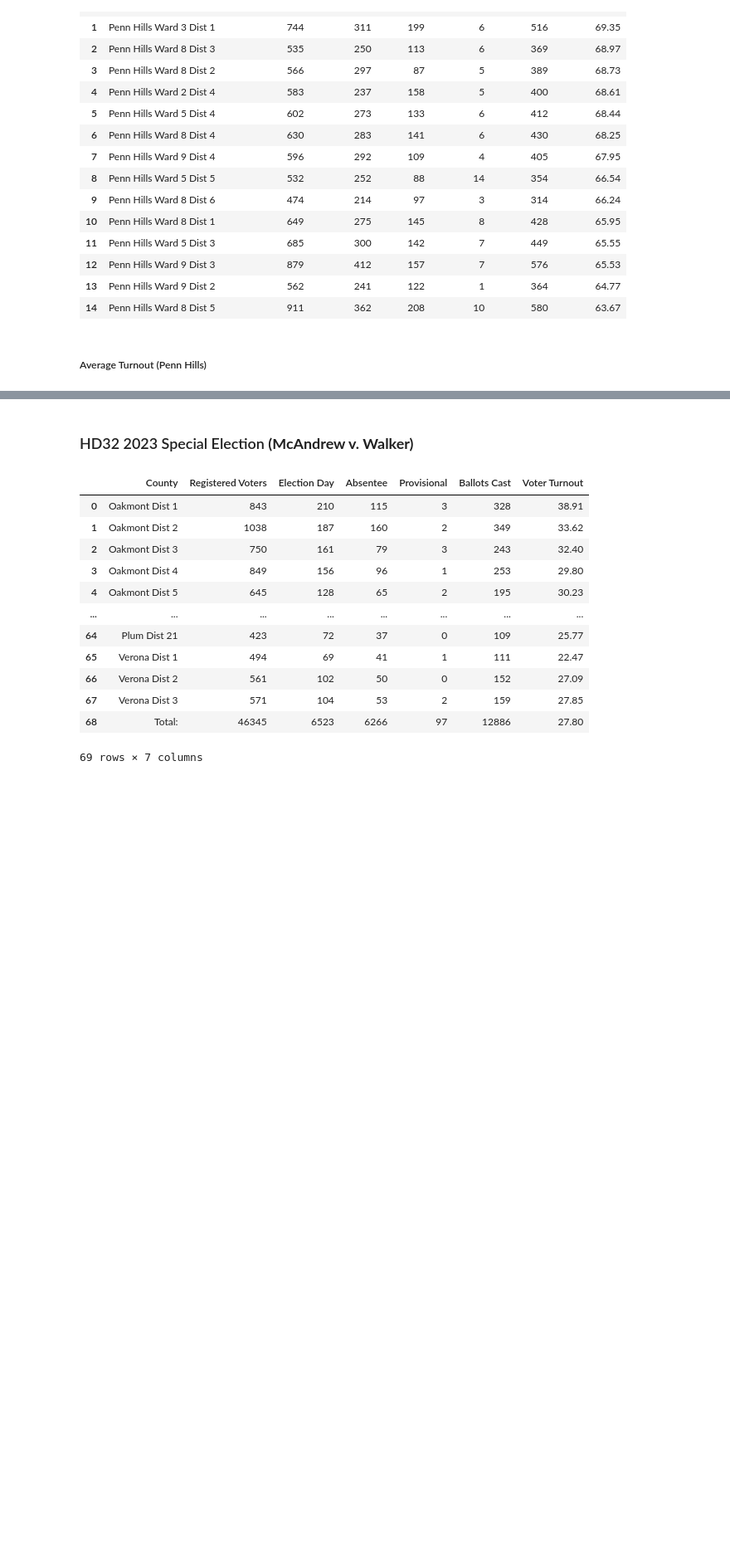
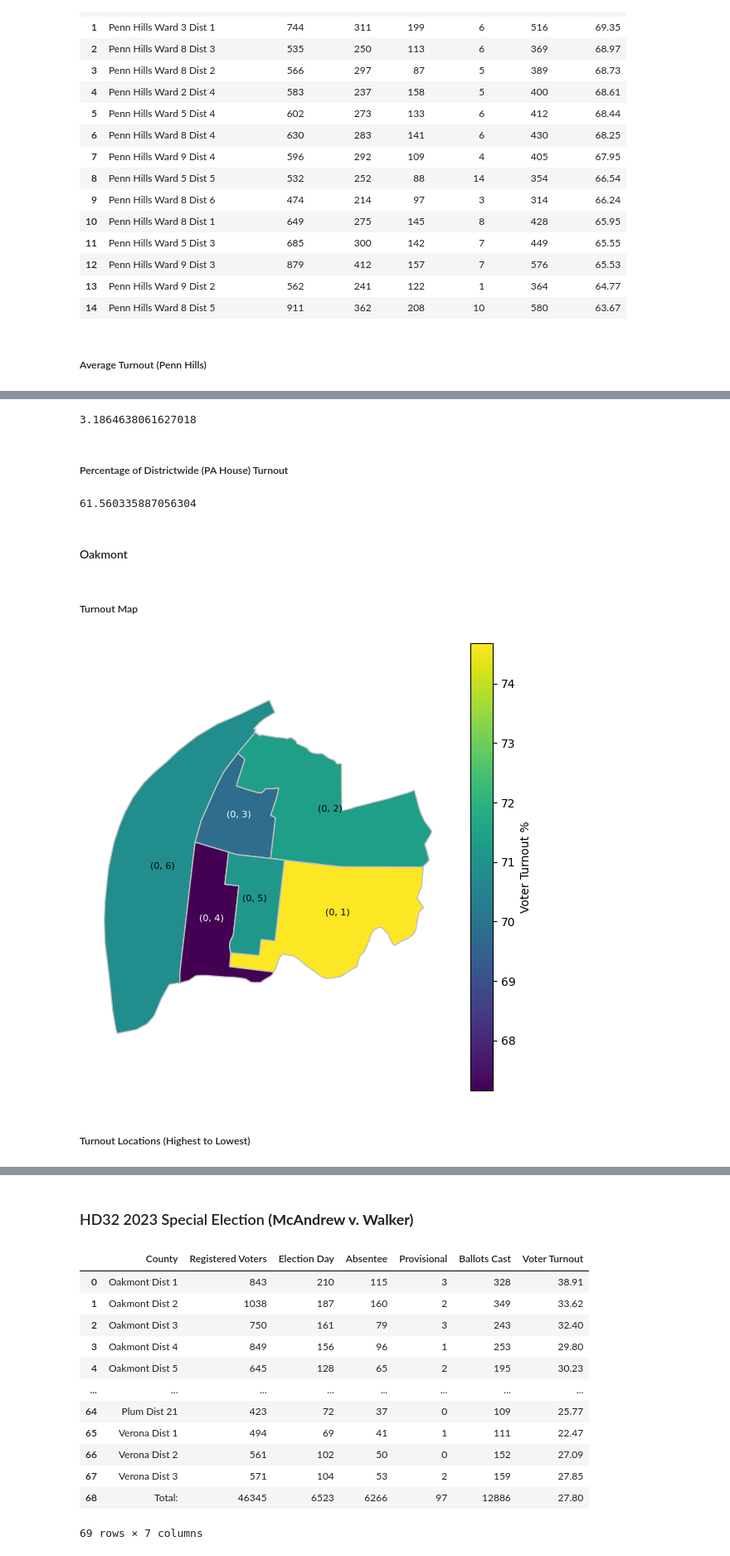
Before and after one commit to jonprice99/Regional-Election-Analysis, a Jupyter notebook: election_data.ipynb, the cells around one changed output, grey strips where cells are left out. Shown at 83% size. Saved outputs shown, nothing was run; the diff lists cells and outputs as text; code cells hidden in the pictures; blank space fills up the shorter version.

```diff
--- a/election_data.ipynb
+++ b/election_data.ipynb
@@ -167,3 +140,19 @@ ph_general22_turnout
+# %%
+# get Penn Hills wards/precincts
+ph_general22_turnout = allegheny_general22_turnout[allegheny_general22_turnout['County'].str.contains("Penn Hills")]
+ph_general22_turnout = ph_general22_turnout.reset_index(drop=True)
+
+# get the Verona wards/precincts
+verona_general22_turnout = allegheny_general22_turnout[allegheny_general22_turnout['County'].str.contains("Verona")]
+verona_general22_turnout = verona_general22_turnout.reset_index(drop=True)
+
+# get the Oakmont wards/precincts
+oakmont_general22_turnout = allegheny_general22_turnout[allegheny_general22_turnout['County'].str.contains("Oakmont")]
+oakmont_general22_turnout = oakmont_general22_turnout.reset_index(drop=True)
+
+# get the Plum wards/precincts
+plum_general22_turnout = allegheny_general22_turnout[allegheny_general22_turnout['County'].str.contains("Plum")]
+plum_general22_turnout = plum_general22_turnout.reset_index(drop=True)
 # %%
 # remove apostrophes from the 'Muni_War_1' column
 allegheny_district_map['Muni_War_1'] = allegheny_district_map['Muni_War_1'].apply(lambda x: re.sub(r"'", '', x))
@@ -179,3 +163,11 @@ ph_general22_district_map = ph_district_map.merge(ph_general22_turnout, how="lef
+# %%
+# link the election results to the map
+allegheny_general22_district_map = allegheny_district_map.merge(allegheny_general22_turnout, how='left', left_on=allegheny_district_map['Muni_War_1'].str.lower(), right_on=allegheny_general22_turnout['County'].str.lower())
+hd32_general22_district_map = hd32_district_map.merge(hd32_general22_turnout, how="left", left_on="Muni_War_1", right_on="County")
+ph_general22_district_map = ph_district_map.merge(ph_general22_turnout, how="left", left_on="Muni_War_1", right_on="County")
+oakmont_general22_district_map = oakmont_district_map.merge(oakmont_general22_turnout, how="left", left_on="Muni_War_1", right_on="County")
+verona_general22_district_map = verona_district_map.merge(verona_general22_turnout, how="left", left_on="Muni_War_1", right_on="County")
+plum_general22_district_map = plum_district_map.merge(plum_general22_turnout, how="left", left_on="Muni_War_1", right_on="County")
 # %% [markdown]
 #### Allegheny County
 # %% [markdown]
@@ -414,0 +414,41 @@ Average turnout (HD32 Special - Penn Hills): 58.8
+# %%
+ph_general22_vote_count = sum(ph_general22_turnout['Ballots Cast'])
+ph_general22_countywide_percent = ph_general22_vote_count / allegheny_general22_countywide_count
+ph_general22_countywide_percent * 100
+# %% [output]
+3.1864638061627018
+# %% [markdown]
+##### Percentage of Districtwide (PA House) Turnout
+# %%
+ph_general22_districtwide_percent = ph_general22_vote_count / hd32_general22_vote_count
+ph_general22_districtwide_percent * 100
+# %% [output]
+61.560335887056304
+# %% [markdown]
+#### Oakmont
+# %% [markdown]
+##### Turnout Map
+# %%
+labeled_oakmont_general22_district_map = oakmont_general22_district_map.plot(column="Voter Turnout", #Set the data to be used for coloring
+                       edgecolor="#C0C0C0", #Set the color of the outlines for each district
+                       legend=True, #Show the legend
+                       legend_kwds={'label': "Voter Turnout %"}, #Label the legend
+                       figsize=(7,7), #Set the size of the graph
+                    )
+
+# label each of the districts
+for idx, row in oakmont_general22_district_map.iterrows():
+    ward = row['WARD_1']
+    district = row['DISTRICT_1']
+    label = f'({ward}, {district})'
+    color = 'white' if row['Voter Turnout'] < 70 else 'black'
+    labeled_oakmont_general22_district_map.annotate(label, xy=row.geometry.centroid.coords[0], ha='center', fontsize=8, color=color)
+
+# hide the x and y axis on the plot & move the legend
+labeled_oakmont_general22_district_map.axis('off')
+
+plt.show()
+# %% [output]
+[figure, added]
+# %% [markdown]
+##### Turnout Locations (Highest to Lowest)
```
Also changed, not shown: parts of 101 cells of this notebook.
